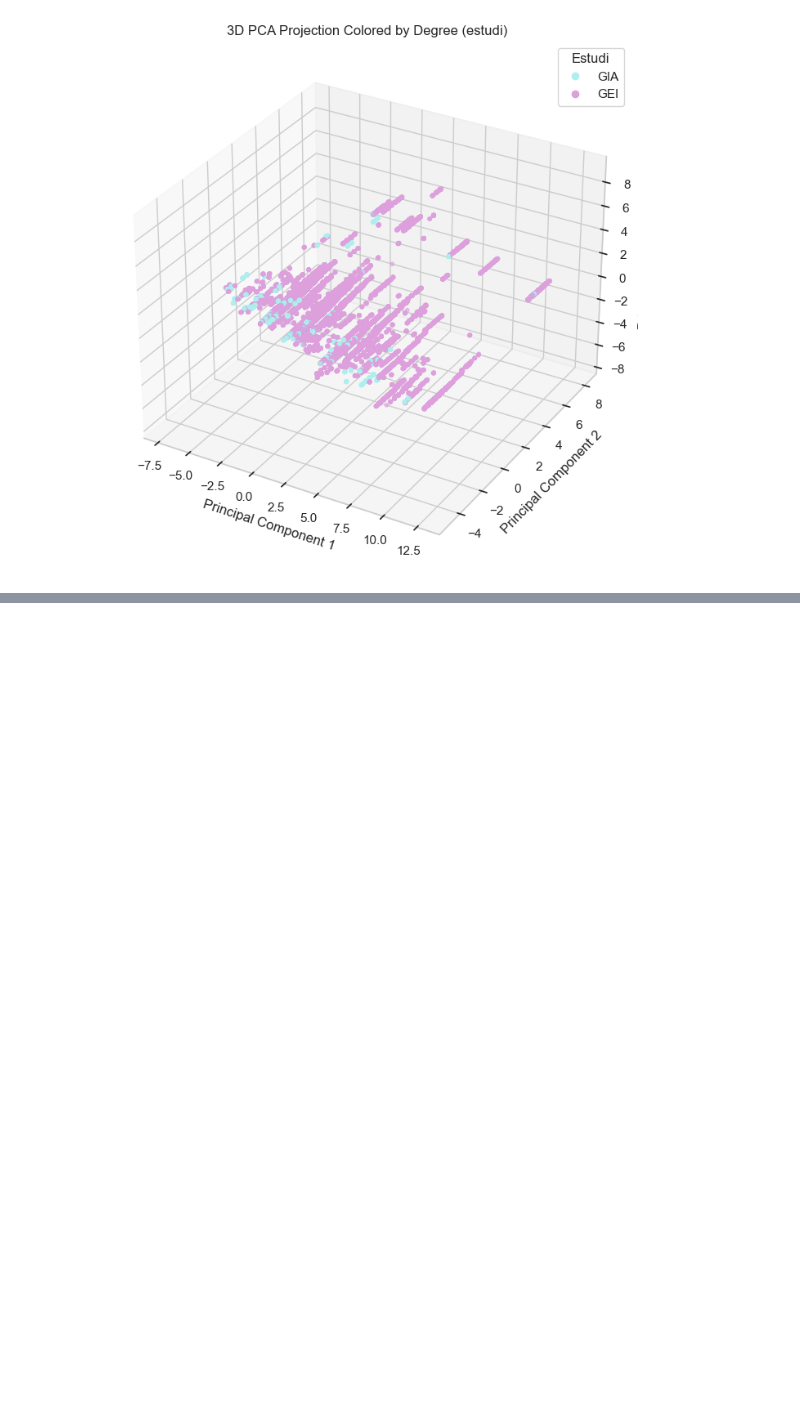
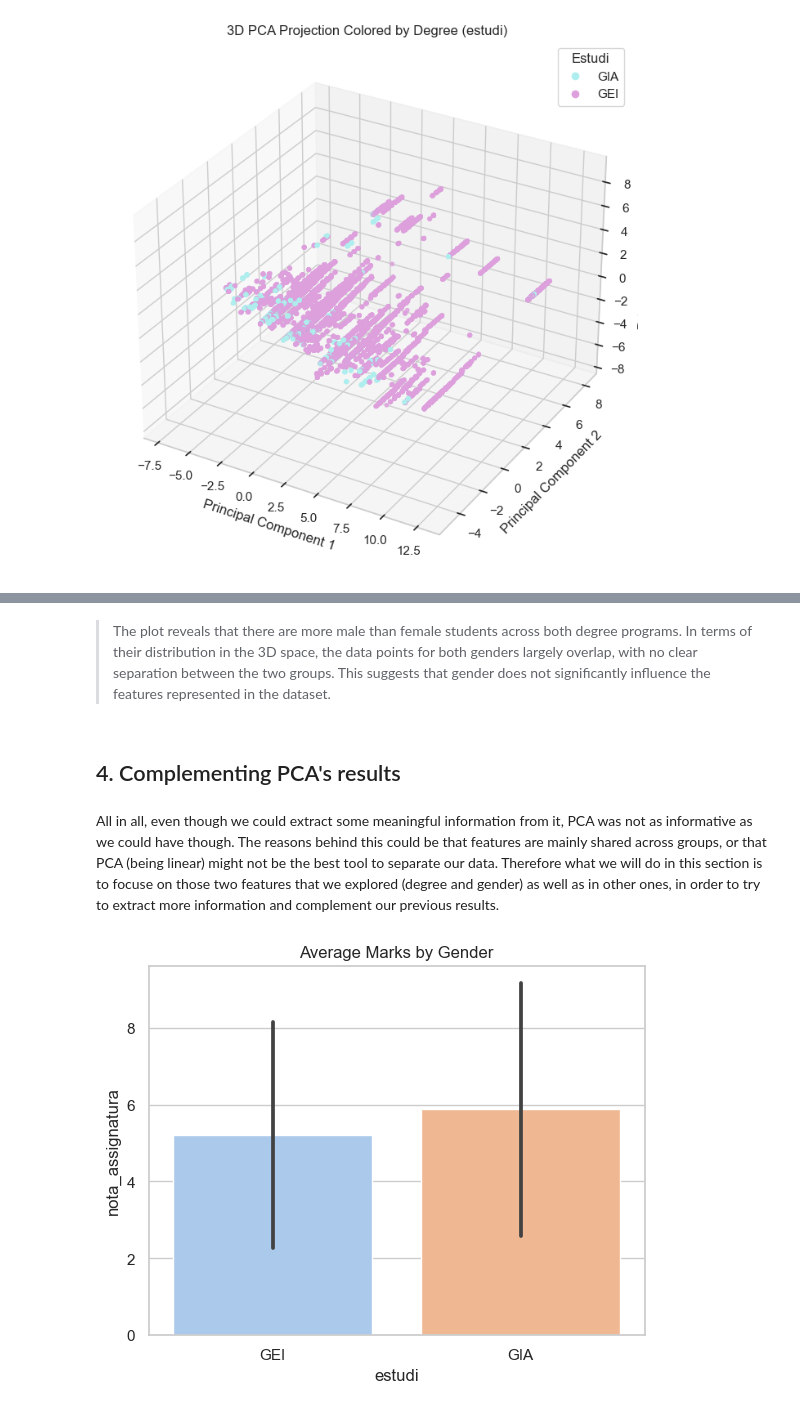
Before and after one commit to laurabolta/Synthesis-Project-I, a Jupyter notebook: Student_plots.ipynb, the cells around one changed output, grey strips where cells are left out. Cells and saved outputs as stored; diff of their text form; code cells hidden in the pictures; blank space fills up the shorter version.

```diff
--- a/Student_plots.ipynb
+++ b/Student_plots.ipynb
@@ -457,0 +513,20 @@ plt.show()
+# %% [markdown]
+> The plot reveals that there are more male than female students across both degree programs. In terms of their distribution in the 3D space, the data points for both genders largely overlap, with no clear separation between the two groups. This suggests that gender does not significantly influence the features represented in the dataset.
+# %% [markdown]
+## 4. Complementing PCA's results
+# %% [markdown]
+All in all, even though we could extract some meaningful information from it, PCA was not as informative as we could have though. The reasons behind this could be that features are mainly shared across groups, or that PCA (being linear) might not be the best tool to separate our data. Therefore what we will do in this section is to focuse on those two features that we explored (degree and gender) as well as in other ones, in order to try to extract more information and complement our previous results.
+# %%
+# Create a copy of the numerical DataFrame with names mapped
+df = numerical_df.copy()
+df['estudi'] = df['estudi'].map({0: 'GIA', 1: 'GEI'})
+
+# Extract only the columns of interest
+degree_df = df[['estudi', 'nota_assignatura']]
+
+# Plot
+sns.barplot(x='estudi', y='nota_assignatura', data=degree_df, errorbar='sd', palette='pastel')
+plt.title('Average Marks by Gender')
+plt.show()
+# %% [output]
+[figure, added]
```
Also changed, not shown: parts of 18 cells of this notebook.
